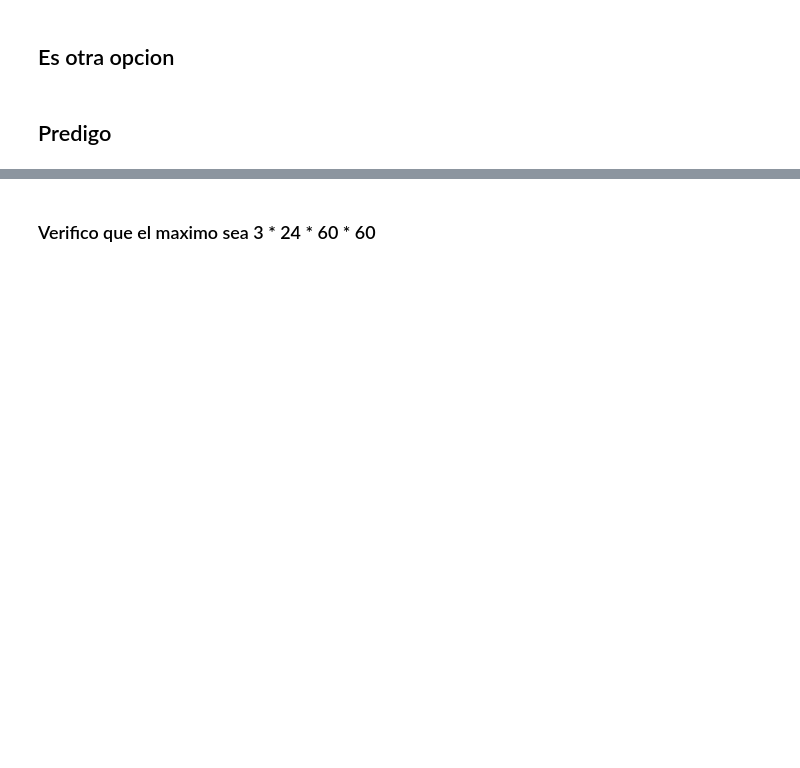
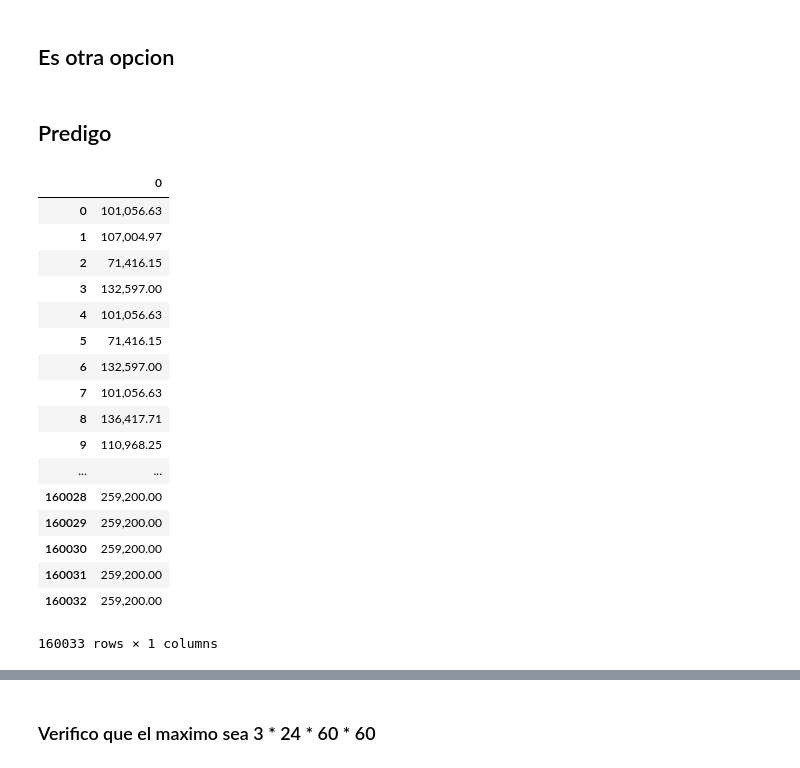
Before and after one commit to EugeniaFranchi/TP-Datos-2019, a Jupyter notebook: TP2/regresionTrees.ipynb, the cells around one changed output, grey strips where cells are left out. Cells and saved outputs as stored; diff of their text form; code cells hidden in the pictures; blank space fills up the shorter version.

```diff
--- a/TP2/regresionTrees.ipynb
+++ b/TP2/regresionTrees.ipynb
@@ -424,5 +460,7 @@ ultimo2 = installs['2019-04-24':'2019-04-26'].reset_index()
 # %%
 ultimo2 = ultimo2.dropna()
 ultimo2.drop(['created'],axis =1, inplace = True )
+ultimo2['tiempoDesdeComienzoDeVentana'] = (installs.reset_index()['created'] - pd.Timestamp('2019-04-24 00:00:00')).transform(lambda x: x.total_seconds())
+ultimo2['accionesDesdeQueComenzoLaVentana'] = np.arange(len(ultimo2))
 # %%
-predicted = regression_model.predict(ultimo2)
+predicted3 = regression_model.predict(ultimo2)
@@ -432,2 +467,24 @@ preds2
+# %%
+preds3 = pd.DataFrame(predicted3)
+preds3
+# %% [output]
+|  | 0 |
+| 0 | 101,056.63 |
+| 1 | 107,004.97 |
+| 2 | 71,416.15 |
+| 3 | 132,597.00 |
+| 4 | 101,056.63 |
+| 5 | 71,416.15 |
+| 6 | 132,597.00 |
+| 7 | 101,056.63 |
+| 8 | 136,417.71 |
+| 9 | 110,968.25 |
+| ... | ... |
+| 160028 | 259,200.00 |
+| 160029 | 259,200.00 |
+| 160030 | 259,200.00 |
+| 160031 | 259,200.00 |
+| 160032 | 259,200.00 |
+160033 rows × 1 columns
 # %%
 preds2.max()
```
Also changed, not shown: parts of 43 cells of this notebook.
